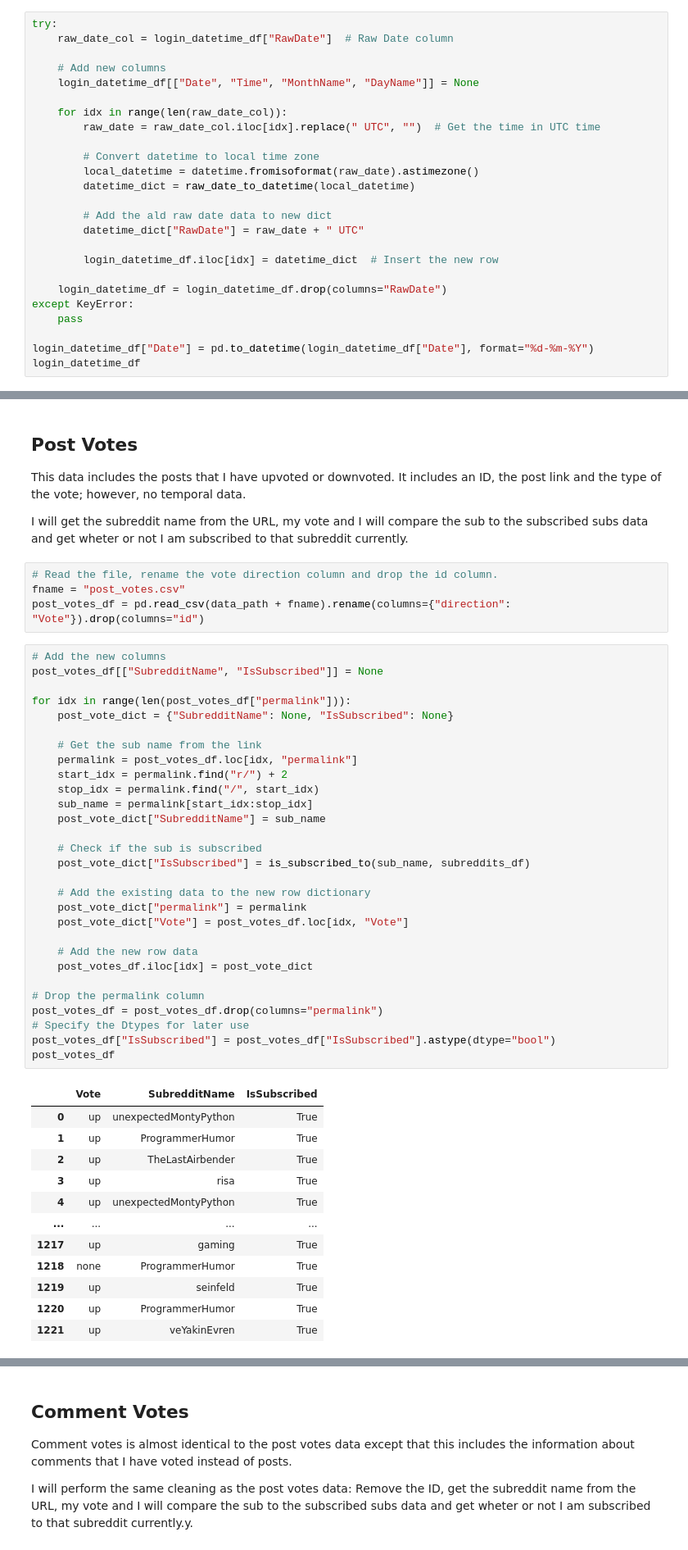
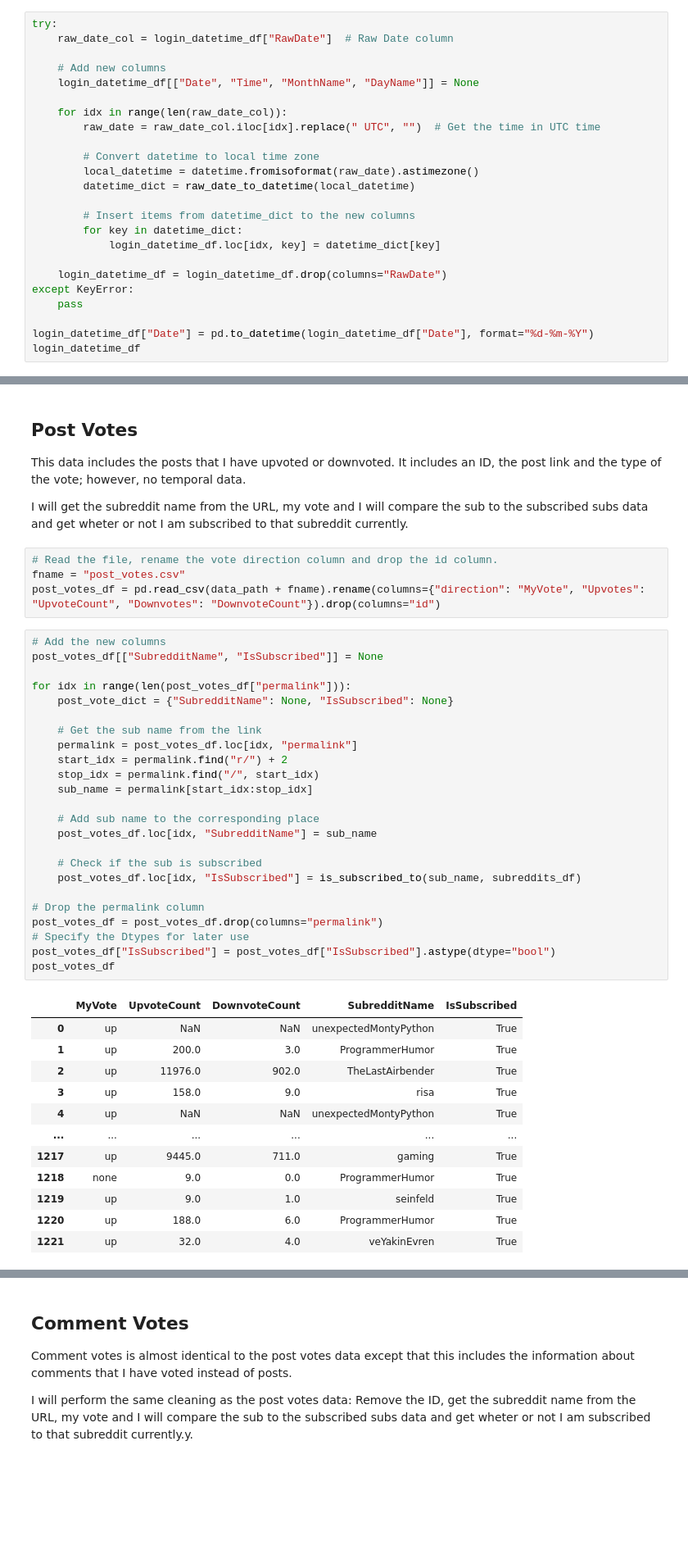
Before and after one commit to firatbatar/my-reddit-data, a Jupyter notebook: reddit_analysis.ipynb, the cells around one changed output, grey strips where cells are left out. Shown at 82% size. Cells and saved outputs as stored; diff of their text form; blank space fills up the shorter version.

```diff
--- a/reddit_analysis.ipynb
+++ b/reddit_analysis.ipynb
@@ -159,10 +159,9 @@ try:
         local_datetime = datetime.fromisoformat(raw_date).astimezone()
         datetime_dict = raw_date_to_datetime(local_datetime)
 
-        # Add the ald raw date data to new dict
-        datetime_dict["RawDate"] = raw_date + " UTC"
-
-        login_datetime_df.iloc[idx] = datetime_dict  # Insert the new row
+        # Insert items from datetime_dict to the new columns
+        for key in datetime_dict:
+            login_datetime_df.loc[idx, key] = datetime_dict[key]
 
     login_datetime_df = login_datetime_df.drop(columns="RawDate")
 except KeyError:
@@ -193,46 +192,41 @@ I will get the subreddit name from the URL, my vote and I will compare the sub t
 # %%
 # Read the file, rename the vote direction column and drop the id column.
 fname = "post_votes.csv"
-post_votes_df = pd.read_csv(data_path + fname).rename(columns={"direction": "Vote"}).drop(columns="id")
+post_votes_df = pd.read_csv(data_path + fname).rename(columns={"direction": "MyVote", "Upvotes": "UpvoteCount", "Downvotes": "DownvoteCount"}).drop(columns="id")
 # %%
 # Add the new columns
 post_votes_df[["SubredditName", "IsSubscribed"]] = None
 
 for idx in range(len(post_votes_df["permalink"])):
     post_vote_dict = {"SubredditName": None, "IsSubscribed": None}
 
     # Get the sub name from the link
     permalink = post_votes_df.loc[idx, "permalink"]
     start_idx = permalink.find("r/") + 2
     stop_idx = permalink.find("/", start_idx)
     sub_name = permalink[start_idx:stop_idx]
-    post_vote_dict["SubredditName"] = sub_name
+
+    # Add sub name to the corresponding place
+    post_votes_df.loc[idx, "SubredditName"] = sub_name
 
     # Check if the sub is subscribed
-    post_vote_dict["IsSubscribed"] = is_subscribed_to(sub_name, subreddits_df)
-
-    # Add the existing data to the new row dictionary
-    post_vote_dict["permalink"] = permalink
-    post_vote_dict["Vote"] = post_votes_df.loc[idx, "Vote"]
-
-    # Add the new row data
-    post_votes_df.iloc[idx] = post_vote_dict
+    post_votes_df.loc[idx, "IsSubscribed"] = is_subscribed_to(sub_name, subreddits_df)
 
 # Drop the permalink column
 post_votes_df = post_votes_df.drop(columns="permalink")
 # Specify the Dtypes for later use
 post_votes_df["IsSubscribed"] = post_votes_df["IsSubscribed"].astype(dtype="bool")
 post_votes_df
 # %% [output]
-|  | Vote | SubredditName | IsSubscribed |
-| 0 | up | unexpectedMontyPython | True |
-| 1 | up | ProgrammerHumor | True |
-| 2 | up | TheLastAirbender | True |
-| 3 | up | risa | True |
-| 4 | up | unexpectedMontyPython | True |
-| ... | ... | ... | ... |
-| 1217 | up | gaming | True |
-| 1218 | none | ProgrammerHumor | True |
-| 1219 | up | seinfeld | True |
-| 1220 | up | ProgrammerHumor | True |
-| 1221 | up | veYakinEvren | True |
+|  | MyVote | UpvoteCount | DownvoteCount | SubredditName | IsSubscribed |
+| 0 | up | NaN | NaN | unexpectedMontyPython | True |
+| 1 | up | 200.0 | 3.0 | ProgrammerHumor | True |
+| 2 | up | 11976.0 | 902.0 | TheLastAirbender | True |
+| 3 | up | 158.0 | 9.0 | risa | True |
+| 4 | up | NaN | NaN | unexpectedMontyPython | True |
+| ... | ... | ... | ... | ... | ... |
+| 1217 | up | 9445.0 | 711.0 | gaming | True |
+| 1218 | none | 9.0 | 0.0 | ProgrammerHumor | True |
+| 1219 | up | 9.0 | 1.0 | seinfeld | True |
+| 1220 | up | 188.0 | 6.0 | ProgrammerHumor | True |
+| 1221 | up | 32.0 | 4.0 | veYakinEvren | True |
```
Also changed, not shown: parts of 5 cells of this notebook.
